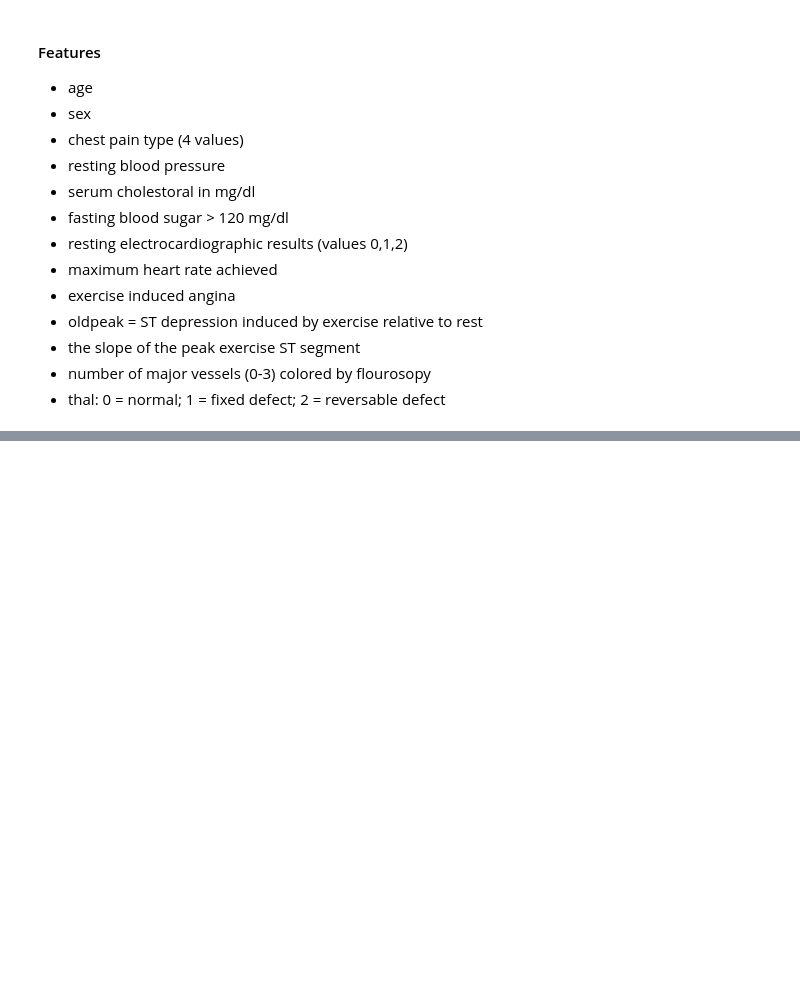
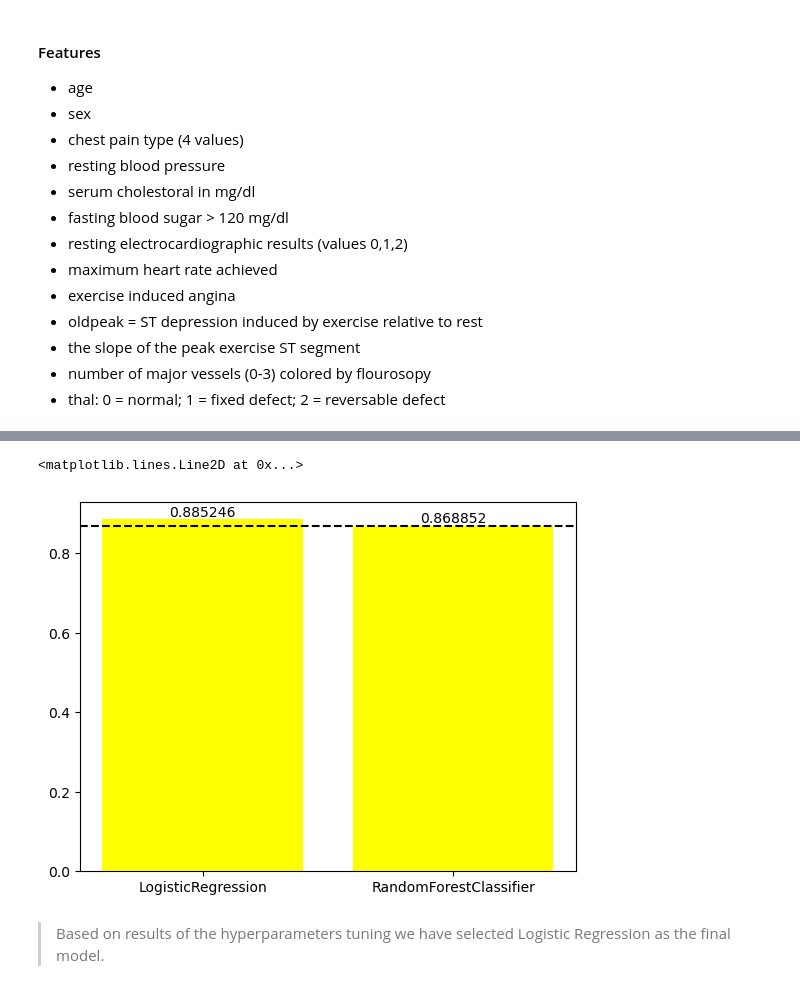
Before and after one commit to GokulMariyappan/HeartDiseaseClassification, a Jupyter notebook: code/heart_d_classification.ipynb, the cells around one changed output, grey strips where cells are left out. Saved outputs shown, nothing was run; the diff lists cells and outputs as text; code cells hidden in the pictures; blank space fills up the shorter version.

```diff
--- a/code/heart_d_classification.ipynb
+++ b/code/heart_d_classification.ipynb
@@ -44,0 +108,20 @@ from sklearn.metrics import classification_report, confusion_matrix
+# %%
+log_params = {
+    'C':np.logspace(-4,4, 20),
+    'solver':['liblinear']
+}
+
+rand_params = {
+    "n_estimators": [100, 200, 300],
+    "max_depth": [None, 10, 20, 30],
+    "min_samples_split": [2, 5, 10],
+    "min_samples_leaf": [1, 2, 4],
+    "max_features": ["sqrt", "log2"],
+    "bootstrap": [True, False]
+}
+
+log_cv = RandomizedSearchCV(LogisticRegression(max_iter=500), param_distributions=log_params, cv = 5, n_iter=200, verbose=True)
+rand_cv = RandomizedSearchCV(RandomForestClassifier(), param_distributions=rand_params, n_iter=20, verbose=True, cv = 5)
+
+log_cv.fit(X_train, y_train)
+rand_cv.fit(X_train, y_train)
@@ -44,0 +142,12 @@ from sklearn.metrics import classification_report, confusion_matrix
+# %%
+fig, ax = plt.subplots()
+
+ax.bar(x=['LogisticRegression', 'RandomForestClassifier'], height=[log_cv.score(X_test, y_test), rand_cv.score(X_test, y_test)], color = 'yellow')
+for container in ax.containers:
+    ax.bar_label(container=container, label_type='edge')
+ax.axhline(rand_cv.score(X_test, y_test), linestyle = '--', color = 'black')
+# %% [output]
+<matplotlib.lines.Line2D at 0x...>
+[figure, added]
+# %% [markdown]
+>Based on results of the hyperparameters tuning we have selected Logistic Regression as the final model.
```
Also changed, not shown: parts of 9 cells of this notebook, 1 other file.
